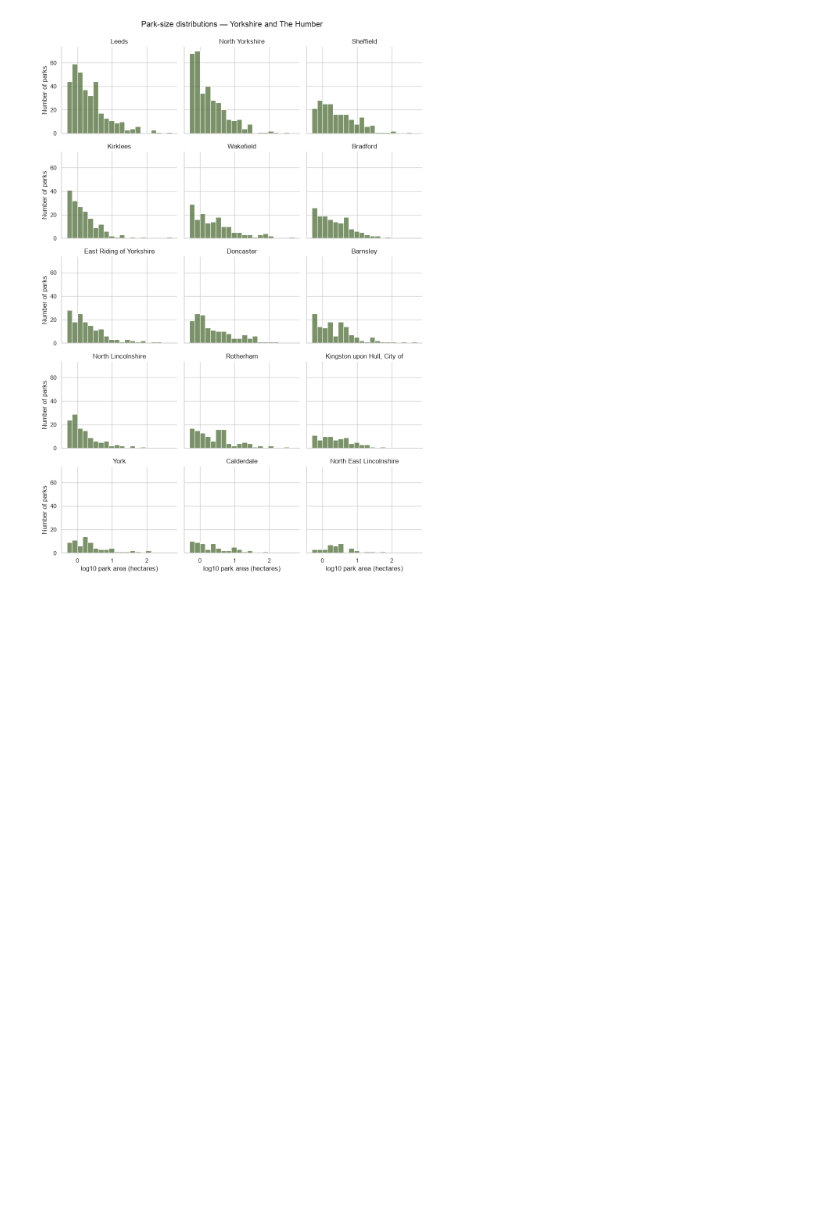
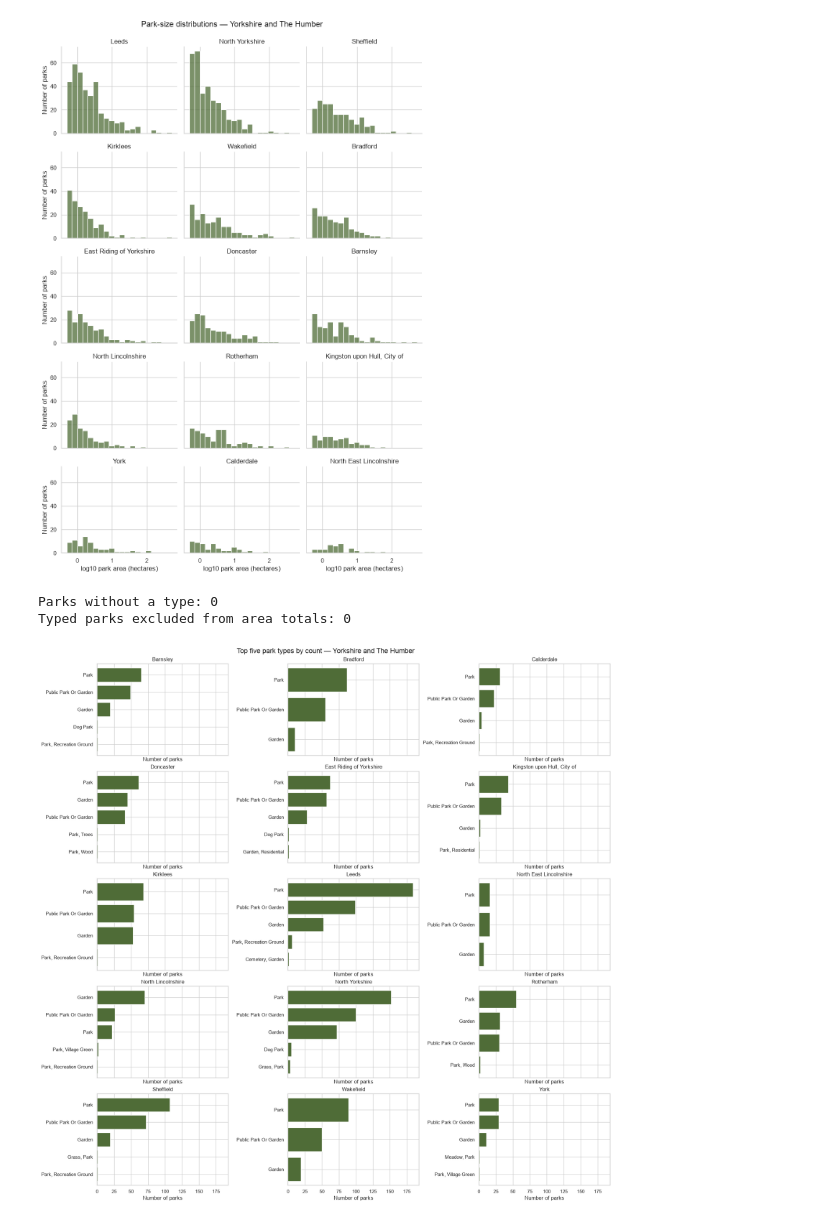
Before and after one commit to murphyqm/parks-report, a Jupyter notebook: 001_data_loading.ipynb, the cells around one changed output. Cells and saved outputs as stored; diff of their text form; code cells hidden in the pictures; blank space fills up the shorter version.

Commit message:
Add in some testing plots

```diff
--- a/001_data_loading.ipynb
+++ b/001_data_loading.ipynb
@@ -388,3 +388,35 @@ g.figure.suptitle(f"Park-size distributions — {region_name}", y=1.02)
 plt.show()
 # %% [output]
 [figure]
+# %%
+# Exclude missing types rather than ranking them as a park type.
+typed_parks = region_parks.dropna(subset=["park_type"]).copy()
+if typed_parks.empty:
+    raise ValueError(f"No park types available for {region_name}")
+
+print(f"Parks without a type: {len(region_parks) - len(typed_parks)}")
+
+valid_area = (
+    typed_parks["area_m2"].notna()
+    & np.isfinite(typed_parks["area_m2"])
+    & (typed_parks["area_m2"] >= 0)
+)
+print(f"Typed parks excluded from area totals: {(~valid_area).sum()}")
+
+group_cols = ["authority_code", "authority_name", "park_type"]
+
+type_counts = (
+    typed_parks.groupby(group_cols)
+    .size()
+    .reset_index(name="park_count")
+)
+
+type_areas = (
+    typed_parks.loc[valid_area]
+    .groupby(group_cols, as_index=False)["area_m2"]
+    .sum()
+)
+type_areas["total_area_ha"] = type_areas["area_m2"] / 10_000
+# %% [output]
+Parks without a type: 0
+Typed parks excluded from area totals: 0
@@ -390,0 +467,10 @@ plt.show()
+# %%
+plot_top_types(
+    type_counts,
+    value_col="park_count",
+    xlabel="Number of parks",
+    title="Top five park types by count",
+    color="#4F6C37",
+)
+# %% [output]
+[figure, added]
```
Also changed, not shown: parts of 2 cells of this notebook.
